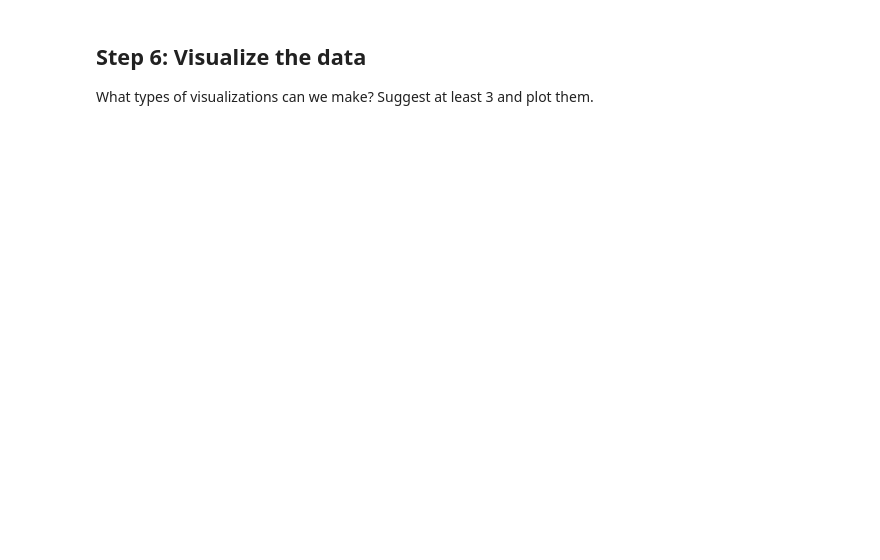
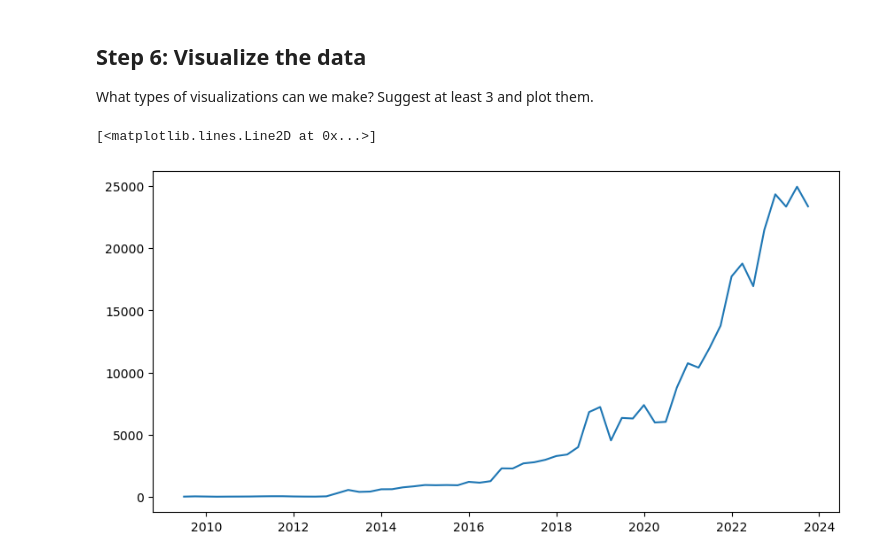
Before and after one commit to steven10015/Web_scrapping_1, a Jupyter notebook: src/problems.ipynb, the cells around one changed output. Saved outputs shown, nothing was run; the diff lists cells and outputs as text; code cells hidden in the pictures; blank space fills up the shorter version.

```diff
--- a/src/problems.ipynb
+++ b/src/problems.ipynb
@@ -32,0 +50,4 @@ The next step to start extracting the information is to transform it into a stru
+# %%
+# TODO
+parsed_html_tables = BeautifulSoup(html_data.text, 'html.parser').find_all('table')
+parsed_html_tables
@@ -32,0 +72,21 @@ The next step to start extracting the information is to transform it into a stru
+# %%
+for idx, table in enumerate(parsed_html_tables):
+    if "Tesla Quarterly Revenue" in str(table):
+        table_index = idx
+        break
+
+#tesla_revenue_df = pd.DataFrame(columns=['Revenue','Date'])
+
+data_ext = {
+    'Revenue': [],
+    'Date': [],
+}
+
+for row in parsed_html_tables[table_index].tbody.find_all('tr'):
+    col = row.find_all('td')
+    if col != []:
+        data_ext['Date'].append(col[0].text)
+        data_ext['Revenue'].append(col[1].text)
+
+tesla_rev_df = pd.DataFrame(data=data_ext)
+tesla_rev_df.head()
@@ -37,0 +103,8 @@ Next, clean up the rows to get clean values by removing `$` and commas. Remove a
+# %%
+# TODO
+tesla_rev_df['Revenue'] = tesla_rev_df['Revenue'].str.replace('$','', regex=True)
+tesla_rev_df['Revenue'] = tesla_rev_df['Revenue'].str.replace(',','', regex=True)
+
+tesla_rev_df = tesla_rev_df[tesla_rev_df['Revenue'] != '']
+
+tesla_rev_df.head()
@@ -55,0 +167,11 @@ What types of visualizations can we make? Suggest at least 3 and plot them.
+# %%
+tesla_rev_df['Date'] = pd.to_datetime(tesla_rev_df['Date'])
+tesla_rev_df['Revenue'] = tesla_rev_df['Revenue'].astype("int")
+# %%
+# TODO
+fig, ax = plt.subplots(figsize = (10,5))
+
+ax.plot(tesla_rev_df['Date'], tesla_rev_df['Revenue'])
+# %% [output]
+[<matplotlib.lines.Line2D at 0x...>]
+[figure, added]
```
Also changed, not shown: parts of 22 cells of this notebook, 2 other files.
